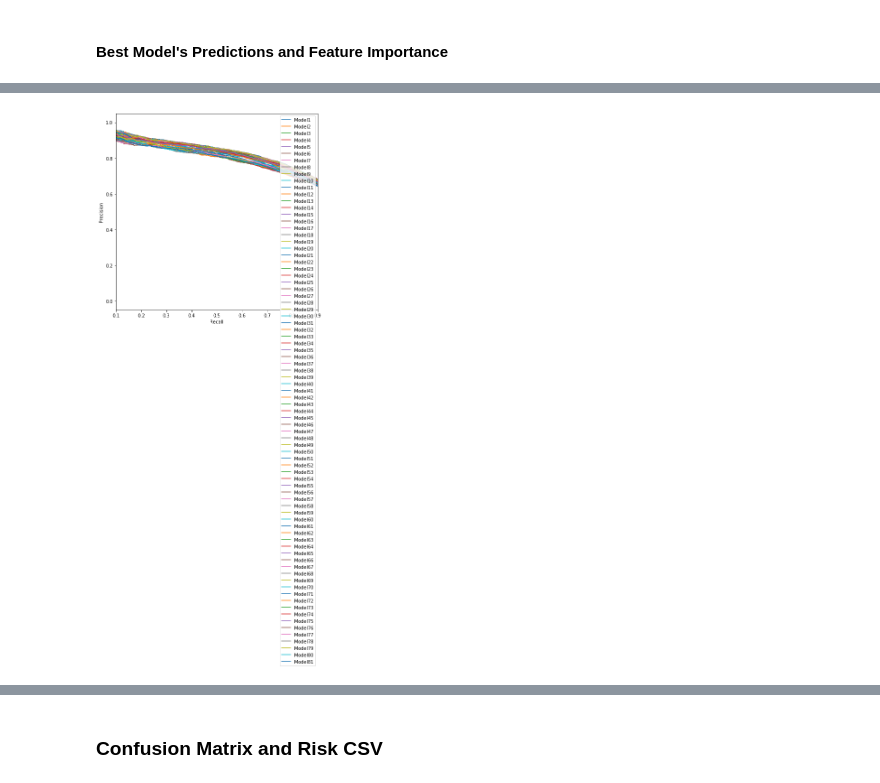
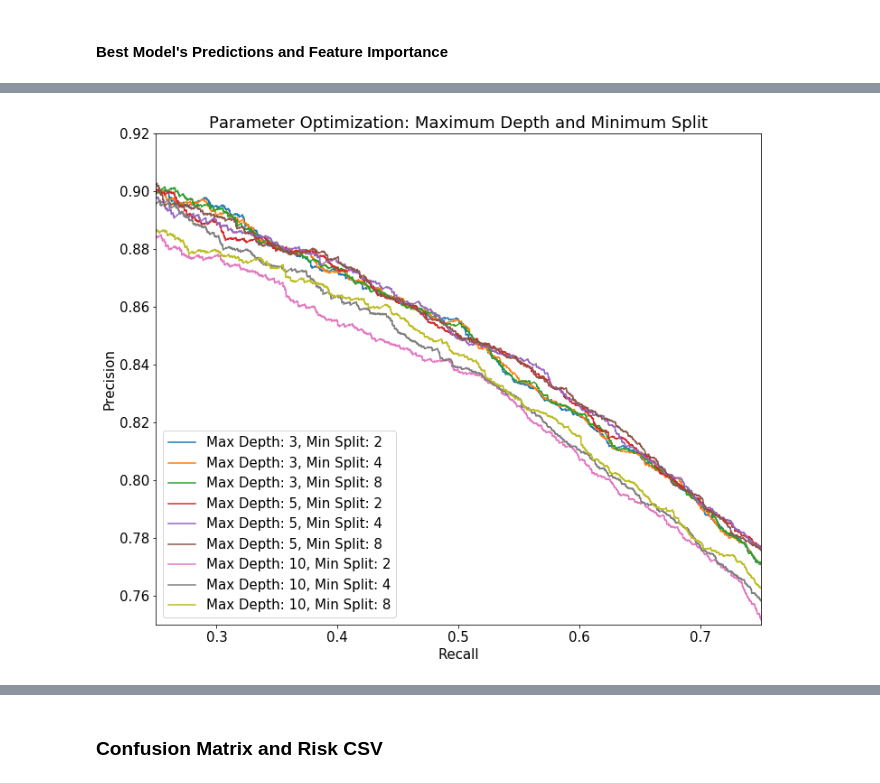
Before and after one commit to da1933/NODA, a Jupyter notebook: Modeling.ipynb, the cells around one changed output, grey strips where cells are left out. Cells and saved outputs as stored; diff of their text form; code cells hidden in the pictures.

Commit message:
Modeling nb with new preprocessing

```diff
--- a/Modeling.ipynb
+++ b/Modeling.ipynb
@@ -210,16 +174,20 @@ plt.savefig('gbt_opt_plot.png')
 # %%
-for model_num in list(model_specs['ModelID']):
+for model_num in list(model_specs[(model_specs['learning_rate']==0.05) & (model_specs['n_estimator']==500)]['ModelID']):
     curve = precision_recall_curve(y_val, models_predict_prob[model_num][:,1])
     precision, recall, thresholds = curve
-    line = pylab.plot(recall, precision, label = model_num)
-    pylab.legend(loc='upper right')
-    pylab.xlim(.1,.9)
-    pylab.xlabel('Recall')
-    pylab.ylabel('Precision')
+    l = 'Max Depth: ' + str(model_specs.loc[model_num, 'max_depth']) + ', Min Split: ' + str(model_specs.loc[model_num, 'min_samples_split'])
+    line = pylab.plot(recall, precision, label = l)
+    pylab.legend(loc='lower left', fontsize = 15)
+    pylab.xlim(.25,.75)
+    pylab.ylim(.75, .92)
+    plt.xticks(fontsize = 15)
+    plt.yticks(fontsize = 15)
+    pylab.xlabel('Recall', fontsize = 15)
+    pylab.ylabel('Precision', fontsize = 15)
+    pylab.title('Parameter Optimization: Maximum Depth and Minimum Split', fontdict = {'fontsize': 18})
 
-
-plt.gcf().set_size_inches(8,8)
-plt.savefig('precision_recall_param_opt.png')
+plt.gcf().set_size_inches(12,10)
+plt.savefig('precision_recall_param_opt_depth_split.png')
 plt.show()
 # %% [output]
-[figure, old version]
+[figure, new version]
```
Also changed, not shown: parts of 64 cells of this notebook.
